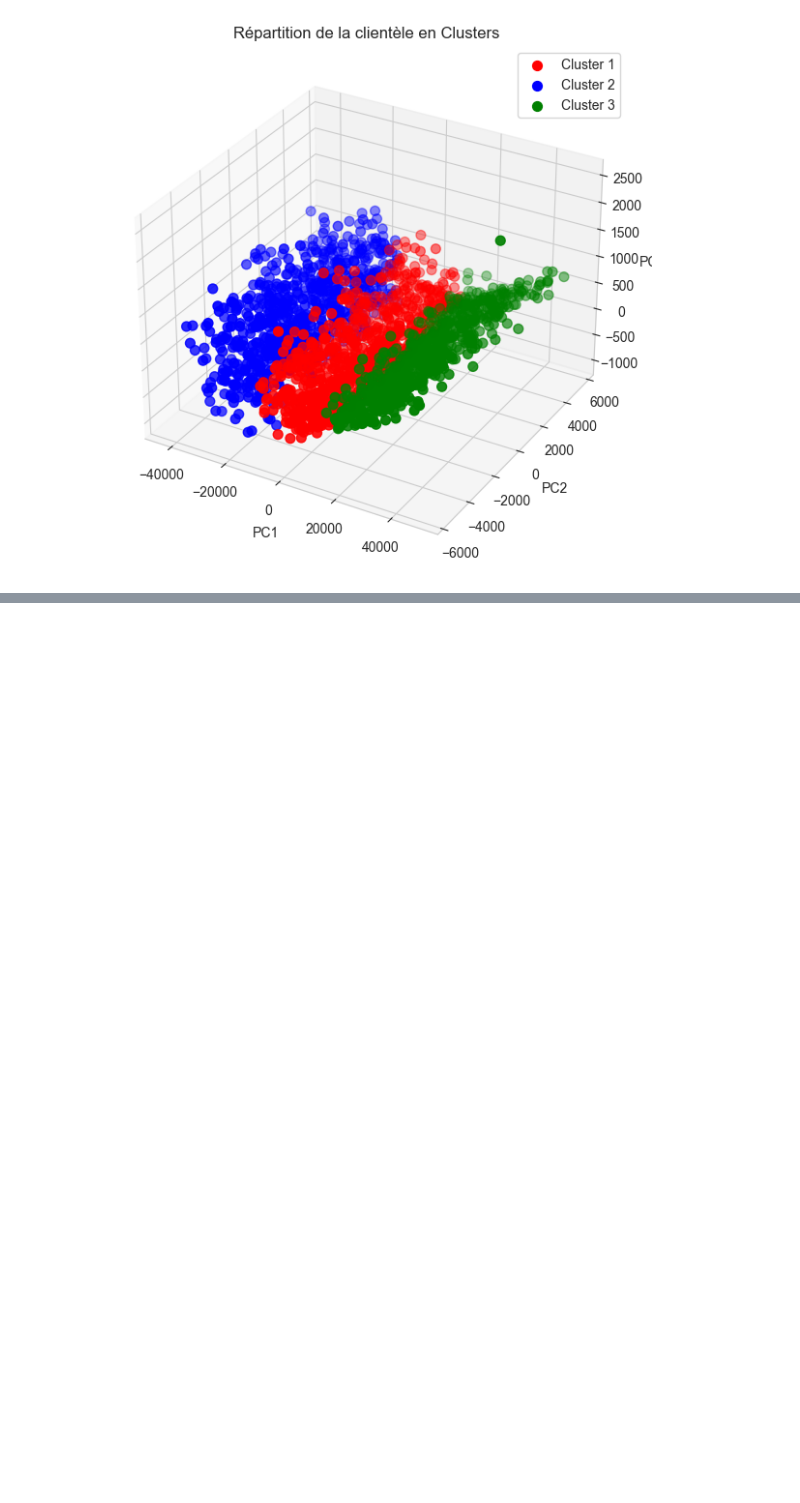
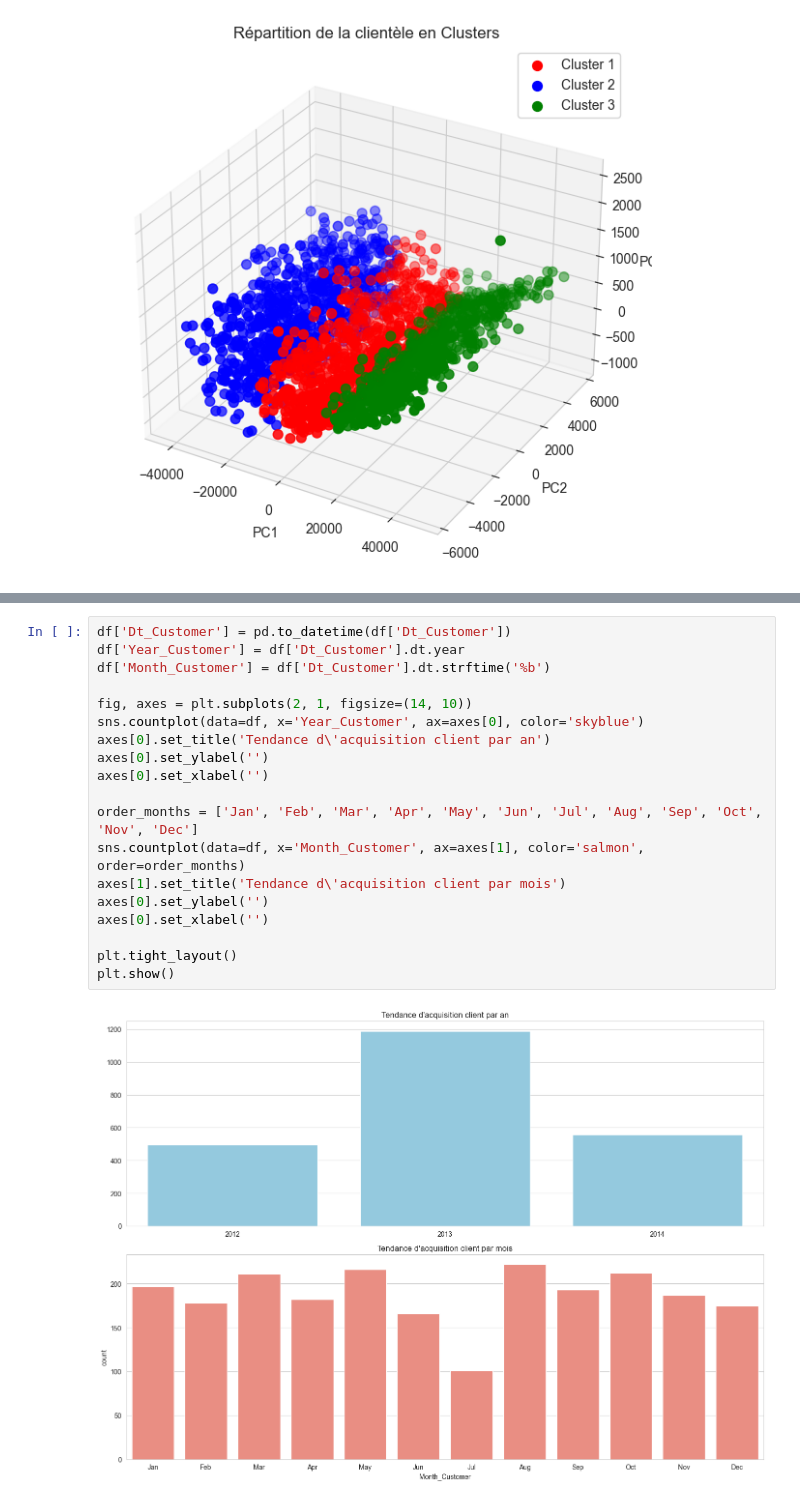
Before and after one commit to MattisFernandez/Rush05, a Jupyter notebook: Notebook.ipynb, the cells around one changed output, grey strips where cells are left out. Saved outputs shown, nothing was run; the diff lists cells and outputs as text; blank space fills up the shorter version.

```diff
--- a/Notebook.ipynb
+++ b/Notebook.ipynb
@@ -319,0 +339,21 @@ print(score)
+# %%
+df['Dt_Customer'] = pd.to_datetime(df['Dt_Customer'])
+df['Year_Customer'] = df['Dt_Customer'].dt.year
+df['Month_Customer'] = df['Dt_Customer'].dt.strftime('%b')
+
+fig, axes = plt.subplots(2, 1, figsize=(14, 10))
+sns.countplot(data=df, x='Year_Customer', ax=axes[0], color='skyblue')
+axes[0].set_title('Tendance d\'acquisition client par an')
+axes[0].set_ylabel('')
+axes[0].set_xlabel('')
+
+order_months = ['Jan', 'Feb', 'Mar', 'Apr', 'May', 'Jun', 'Jul', 'Aug', 'Sep', 'Oct', 'Nov', 'Dec']
+sns.countplot(data=df, x='Month_Customer', ax=axes[1], color='salmon', order=order_months)
+axes[1].set_title('Tendance d\'acquisition client par mois')
+axes[0].set_ylabel('')
+axes[0].set_xlabel('')
+
+plt.tight_layout()
+plt.show()
+# %% [output]
+[figure, added]
```
Also changed, not shown: parts of 11 cells of this notebook.
